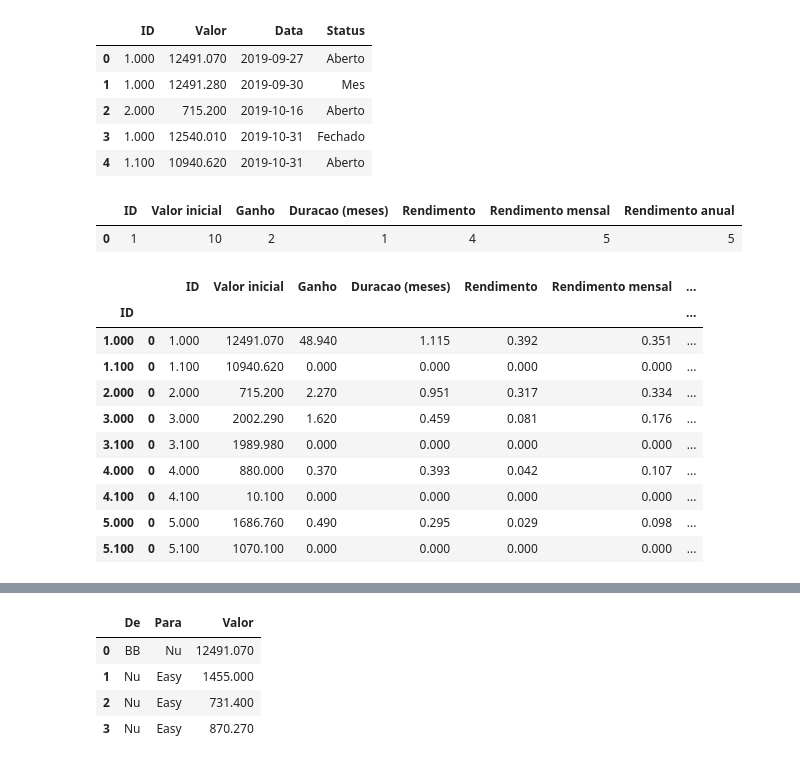
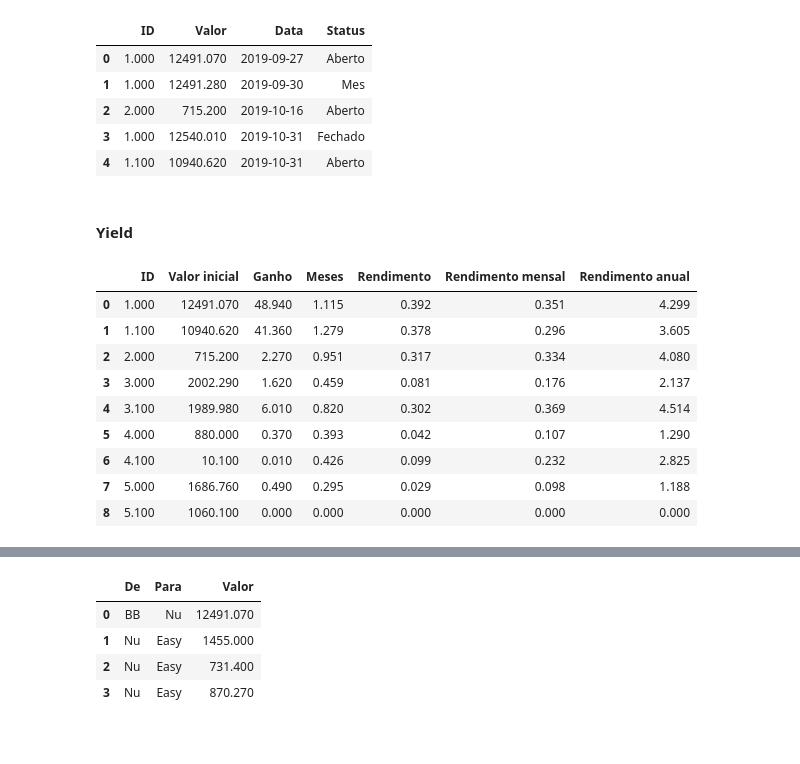
Before and after one commit to PedroDoniniLinan/Personal_Financial_Manager, a Jupyter notebook: Prototype.ipynb, the cells around one changed output, grey strips where cells are left out. Cells and saved outputs as stored; diff of their text form; code cells hidden in the pictures.

```diff
--- a/Prototype.ipynb
+++ b/Prototype.ipynb
@@ -18,9 +21,3 @@ di.head()
 | 2 | 2.000 | 715.200 | 2019-10-16 | Aberto |
 | 3 | 1.000 | 12540.010 | 2019-10-31 | Fechado |
 | 4 | 1.100 | 10940.620 | 2019-10-31 | Aberto |
-# %%
-dr = pd.DataFrame({'ID': [1], 'Valor inicial': [10], 'Ganho': [2], 'Duracao (meses)': [1], 'Rendimento': [4],  'Rendimento mensal': [5], 'Rendimento anual': [5]})
-dr
-# %% [output]
-|  | ID | Valor inicial | Ganho | Duracao (meses) | Rendimento | Rendimento mensal | Rendimento anual |
-| 0 | 1 | 10 | 2 | 1 | 4 | 5 | 5 |
@@ -58,14 +23,0 @@ def calc_flux_gain(df):
-# %%
-di.groupby('ID').apply(calc_flux_gain)
-# %% [output]
-|  |  | ID | Valor inicial | Ganho | Duracao (meses) | Rendimento | Rendimento mensal | ... |
-| ID |  |  |  |  |  |  |  | ... |
-| 1.000 | 0 | 1.000 | 12491.070 | 48.940 | 1.115 | 0.392 | 0.351 | ... |
-| 1.100 | 0 | 1.100 | 10940.620 | 0.000 | 0.000 | 0.000 | 0.000 | ... |
-| 2.000 | 0 | 2.000 | 715.200 | 2.270 | 0.951 | 0.317 | 0.334 | ... |
-| 3.000 | 0 | 3.000 | 2002.290 | 1.620 | 0.459 | 0.081 | 0.176 | ... |
-| 3.100 | 0 | 3.100 | 1989.980 | 0.000 | 0.000 | 0.000 | 0.000 | ... |
-| 4.000 | 0 | 4.000 | 880.000 | 0.370 | 0.393 | 0.042 | 0.107 | ... |
-| 4.100 | 0 | 4.100 | 10.100 | 0.000 | 0.000 | 0.000 | 0.000 | ... |
-| 5.000 | 0 | 5.000 | 1686.760 | 0.490 | 0.295 | 0.029 | 0.098 | ... |
-| 5.100 | 0 | 5.100 | 1070.100 | 0.000 | 0.000 | 0.000 | 0.000 | ... |
@@ -71,0 +42,18 @@ di.groupby('ID').apply(calc_flux_gain)
+# %% [markdown]
+####  Yield
+# %%
+dr = di.groupby('ID').apply(calc_flux_gain)
+dr = dr.reset_index(level=[0, 1])
+dr.pop('level_1')
+dr
+# %% [output]
+|  | ID | Valor inicial | Ganho | Meses | Rendimento | Rendimento mensal | Rendimento anual |
+| 0 | 1.000 | 12491.070 | 48.940 | 1.115 | 0.392 | 0.351 | 4.299 |
+| 1 | 1.100 | 10940.620 | 41.360 | 1.279 | 0.378 | 0.296 | 3.605 |
+| 2 | 2.000 | 715.200 | 2.270 | 0.951 | 0.317 | 0.334 | 4.080 |
+| 3 | 3.000 | 2002.290 | 1.620 | 0.459 | 0.081 | 0.176 | 2.137 |
+| 4 | 3.100 | 1989.980 | 6.010 | 0.820 | 0.302 | 0.369 | 4.514 |
+| 5 | 4.000 | 880.000 | 0.370 | 0.393 | 0.042 | 0.107 | 1.290 |
+| 6 | 4.100 | 10.100 | 0.010 | 0.426 | 0.099 | 0.232 | 2.825 |
+| 7 | 5.000 | 1686.760 | 0.490 | 0.295 | 0.029 | 0.098 | 1.188 |
+| 8 | 5.100 | 1060.100 | 0.000 | 0.000 | 0.000 | 0.000 | 0.000 |
```
Also changed, not shown: parts of 13 cells of this notebook.
